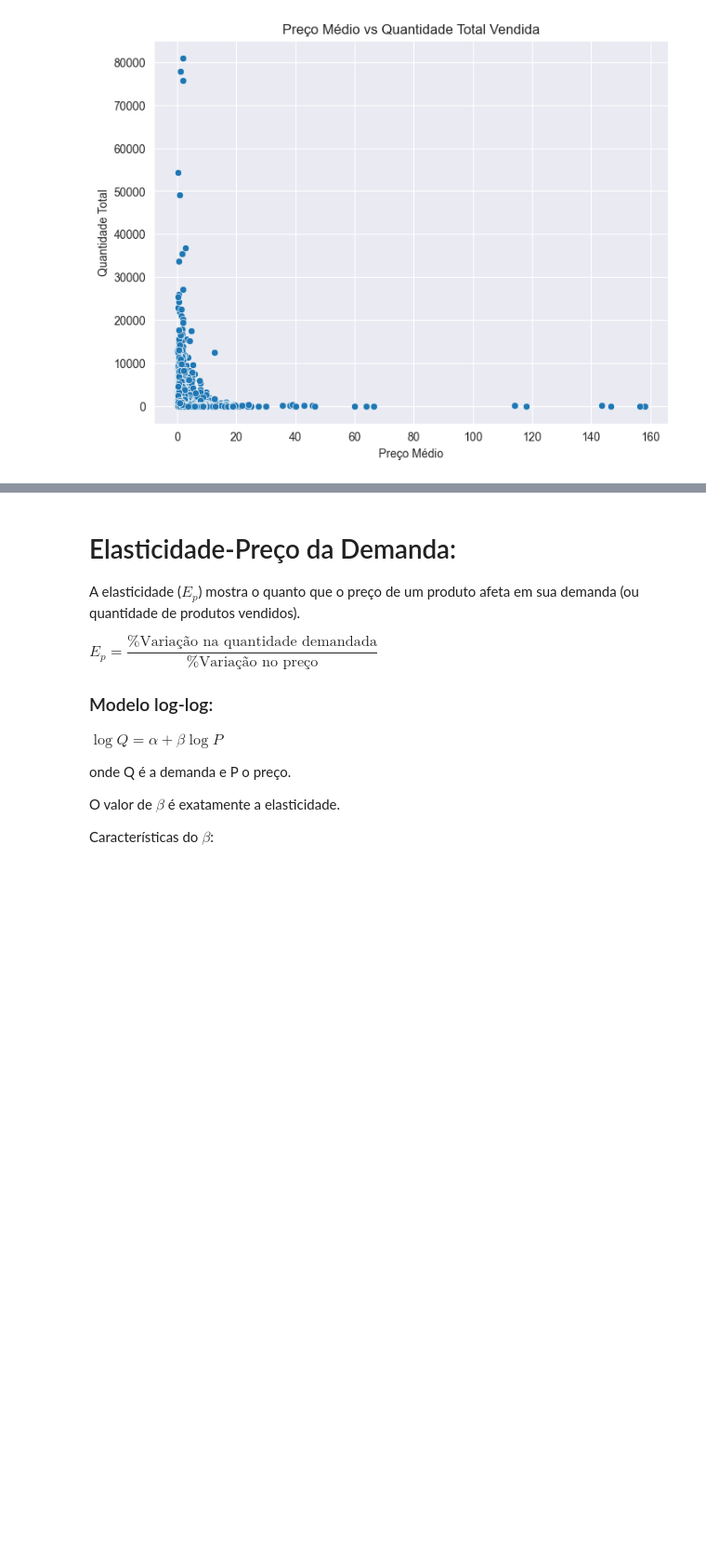
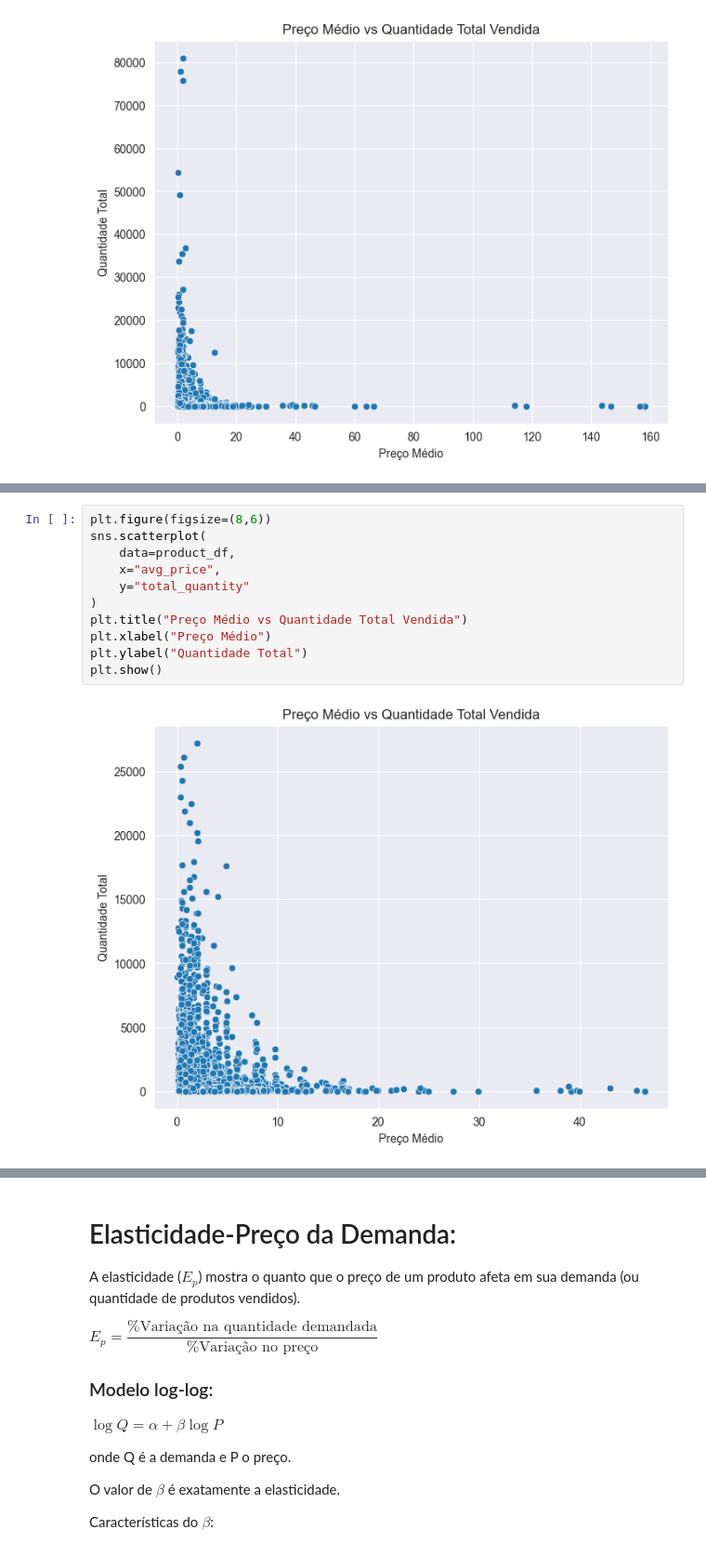
Before and after one commit to PhysicTeacherCode/Pricing, a Jupyter notebook: notebooks/2_pricing_sensitivity.ipynb, the cells around one changed output, grey strips where cells are left out. Shown at 93% size. Saved outputs shown, nothing was run; the diff lists cells and outputs as text; blank space fills up the shorter version.

```diff
--- a/notebooks/2_pricing_sensitivity.ipynb
+++ b/notebooks/2_pricing_sensitivity.ipynb
@@ -83,0 +141,13 @@ plt.show()
+# %%
+plt.figure(figsize=(8,6))
+sns.scatterplot(
+    data=product_df,
+    x="avg_price",
+    y="total_quantity"
+)
+plt.title("Preço Médio vs Quantidade Total Vendida")
+plt.xlabel("Preço Médio")
+plt.ylabel("Quantidade Total")
+plt.show()
+# %% [output]
+[figure, added]
```
Also changed, not shown: parts of 14 cells of this notebook, 3 other files.
